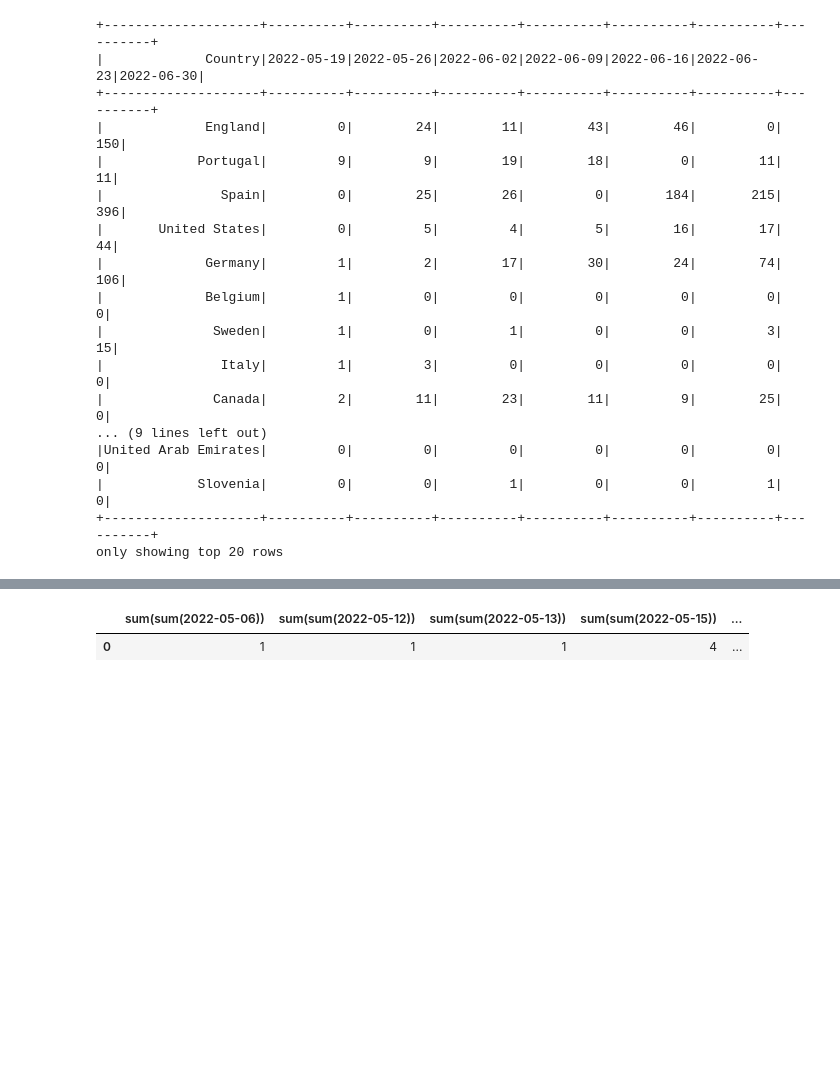
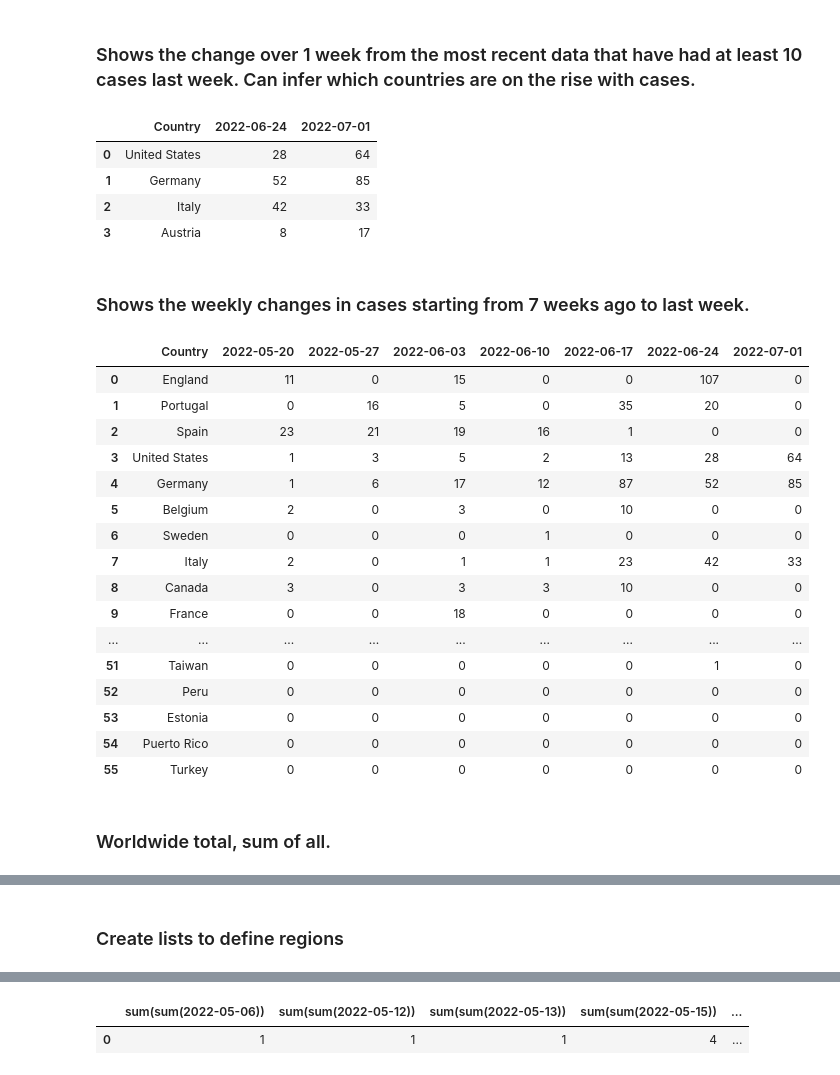
Before and after one commit to DyPeterson/monkeypox, a Jupyter notebook: notebooks/dyl.ipynb, the cells around one changed output, grey strips where cells are left out. Cells and saved outputs as stored; diff of their text form; code cells hidden in the pictures; blank space fills up the shorter version.

```diff
--- a/notebooks/dyl.ipynb
+++ b/notebooks/dyl.ipynb
@@ -54,22 +48,47 @@ one_week_change_df.show()
+# %% [markdown]
+### Shows the change over 1 week from the most recent data that have had at least 10 cases last week. Can infer which countries are on the rise with cases.
+# %%
+one_week_change_df = daily_df.select('Country', daily_df[date_minus_weeks(2)],daily_df[date_minus_weeks(1)]).where(daily_df[date_minus_weeks(1)] > 10)
+one_week_change_df.toPandas()
+# %% [output]
+|  | Country | 2022-06-24 | 2022-07-01 |
+| 0 | United States | 28 | 64 |
+| 1 | Germany | 52 | 85 |
+| 2 | Italy | 42 | 33 |
+| 3 | Austria | 8 | 17 |
+# %% [markdown]
+### Shows the weekly changes in cases starting from 7 weeks ago to last week.
 # %%
 # Shows the weekly changes in cases starting from 7 weeks ago to last week.
-weekly_df.show()
+weekly_df = daily_df.select(
+        'Country',
+        daily_df[date_minus_weeks(7)],
+        daily_df[date_minus_weeks(6)],
+        daily_df[date_minus_weeks(5)],
+        daily_df[date_minus_weeks(4)],
+        daily_df[date_minus_weeks(3)],
+        daily_df[date_minus_weeks(2)],
+        daily_df[date_minus_weeks(1)])
+
+weekly_df.toPandas()
 # %% [output]
-+--------------------+----------+----------+----------+----------+----------+----------+----------+
-|             Country|2022-05-19|2022-05-26|2022-06-02|2022-06-09|2022-06-16|2022-06-23|2022-06-30|
-+--------------------+----------+----------+----------+----------+----------+----------+----------+
-|             England|         0|        24|        11|        43|        46|         0|       150|
-|            Portugal|         9|         9|        19|        18|         0|        11|        11|
-|               Spain|         0|        25|        26|         0|       184|       215|       396|
-|       United States|         0|         5|         4|         5|        16|        17|        44|
-|             Germany|         1|         2|        17|        30|        24|        74|       106|
-|             Belgium|         1|         0|         0|         0|         0|         0|         0|
-|              Sweden|         1|         0|         1|         0|         0|         3|        15|
-|               Italy|         1|         3|         0|         0|         0|         0|         0|
-|              Canada|         2|        11|        23|        11|         9|        25|         0|
-... (9 lines left out)
-|United Arab Emirates|         0|         0|         0|         0|         0|         0|         0|
-|            Slovenia|         0|         0|         1|         0|         0|         1|         0|
-+--------------------+----------+----------+----------+----------+----------+----------+----------+
-only showing top 20 rows
+|  | Country | 2022-05-20 | 2022-05-27 | 2022-06-03 | 2022-06-10 | 2022-06-17 | 2022-06-24 | 2022-07-01 |
+| 0 | England | 11 | 0 | 15 | 0 | 0 | 107 | 0 |
+| 1 | Portugal | 0 | 16 | 5 | 0 | 35 | 20 | 0 |
+| 2 | Spain | 23 | 21 | 19 | 16 | 1 | 0 | 0 |
+| 3 | United States | 1 | 3 | 5 | 2 | 13 | 28 | 64 |
+| 4 | Germany | 1 | 6 | 17 | 12 | 87 | 52 | 85 |
+| 5 | Belgium | 2 | 0 | 3 | 0 | 10 | 0 | 0 |
+| 6 | Sweden | 0 | 0 | 0 | 1 | 0 | 0 | 0 |
+| 7 | Italy | 2 | 0 | 1 | 1 | 23 | 42 | 33 |
+| 8 | Canada | 3 | 0 | 3 | 3 | 10 | 0 | 0 |
+| 9 | France | 0 | 0 | 18 | 0 | 0 | 0 | 0 |
+| ... | ... | ... | ... | ... | ... | ... | ... | ... |
+| 51 | Taiwan | 0 | 0 | 0 | 0 | 0 | 1 | 0 |
+| 52 | Peru | 0 | 0 | 0 | 0 | 0 | 0 | 0 |
+| 53 | Estonia | 0 | 0 | 0 | 0 | 0 | 0 | 0 |
+| 54 | Puerto Rico | 0 | 0 | 0 | 0 | 0 | 0 | 0 |
+| 55 | Turkey | 0 | 0 | 0 | 0 | 0 | 0 | 0 |
+# %% [markdown]
+### Worldwide total, sum of all.
 # %%
@@ -86,4 +101,6 @@ agg1_df.toPandas()
 |  | sum(2022-05-06) | sum(2022-05-12) | sum(2022-05-13) | sum(2022-05-15) | sum(2022-05-17) | sum(2022-05-18) | ... |
 | 0 | 1 | 1 | 1 | 4 | 3 | 21 | ... |
 1 rows × 49 columns
+# %% [markdown]
+### Create lists to define regions
 # %%
```
Also changed, not shown: parts of 21 cells of this notebook.
